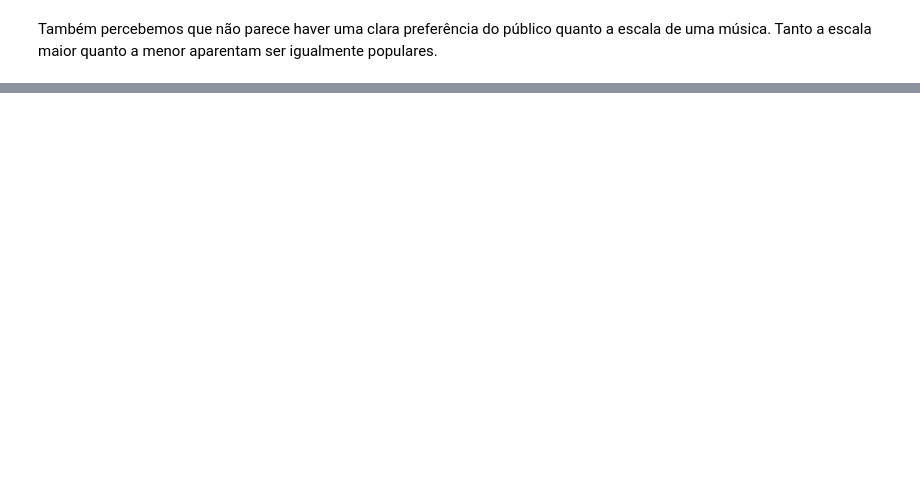
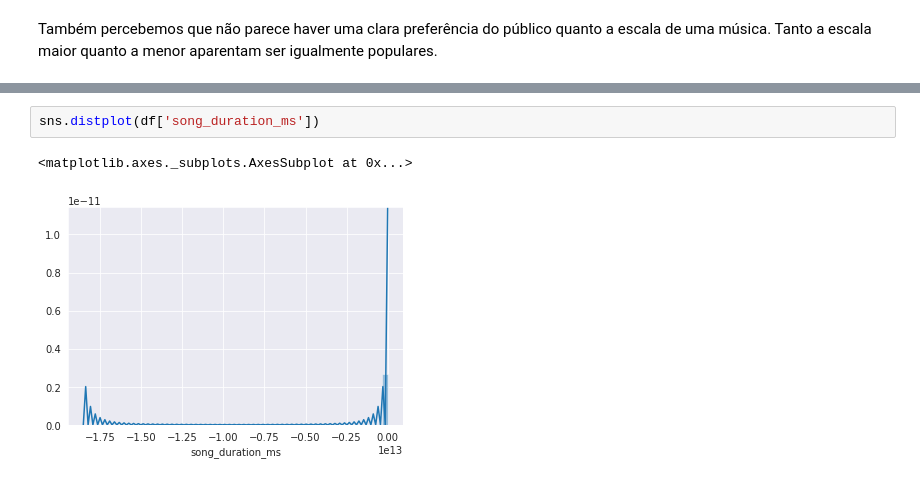
Before and after one commit to luish18/analise_dados_spotify, a Jupyter notebook: analise.ipynb, the cells around one changed output, grey strips where cells are left out. Drawn from its saved outputs; the diff is of its cells as text; blank space fills up the shorter version.

```diff
--- a/analise.ipynb
+++ b/analise.ipynb
@@ -231,0 +274,5 @@ Também percebemos que não parece haver uma clara preferência do público quan
+# %%
+sns.distplot(df['song_duration_ms'])
+# %% [output]
+<matplotlib.axes._subplots.AxesSubplot at 0x...>
+[figure, added]
```
Also changed, not shown: parts of 16 cells of this notebook.
